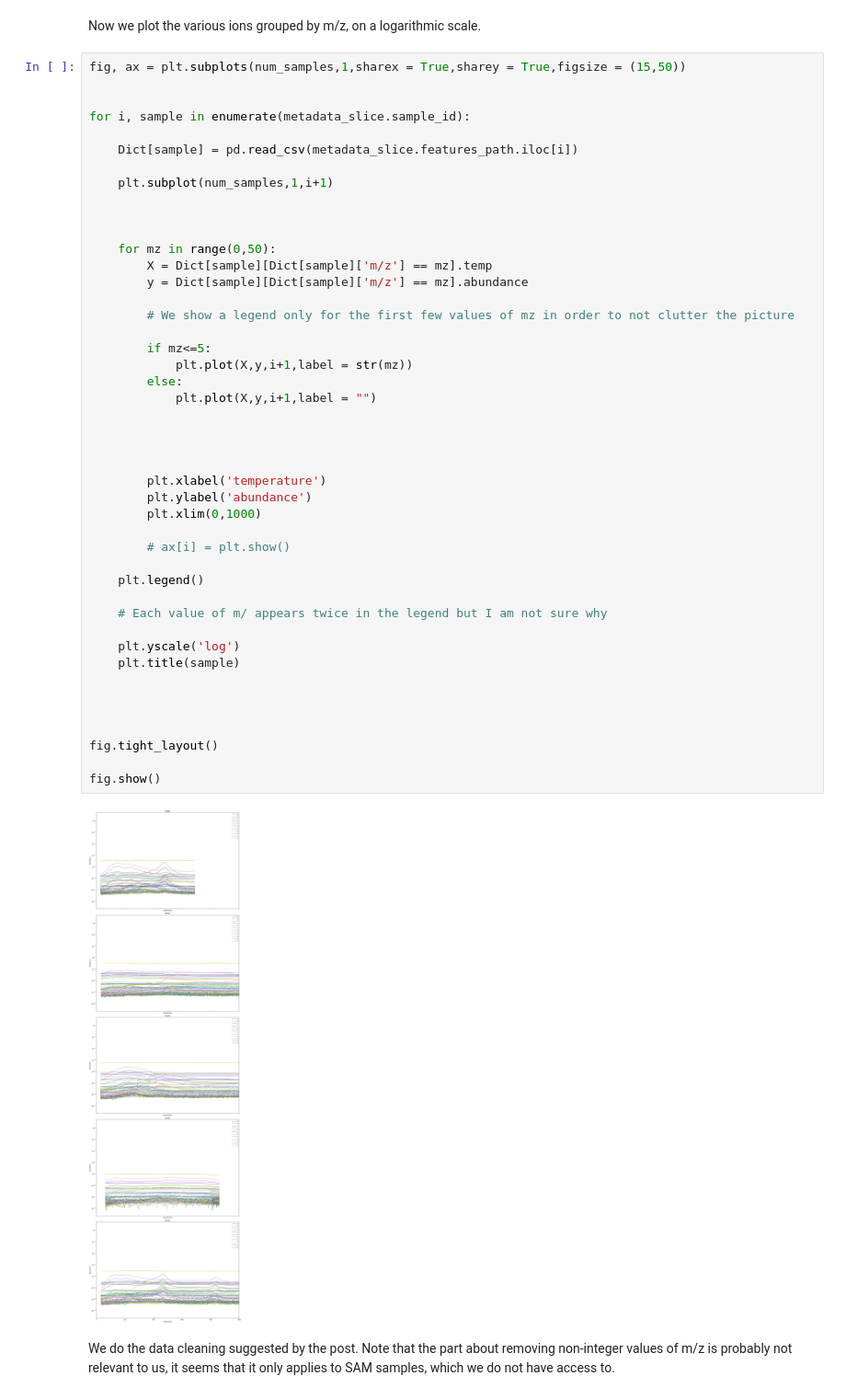
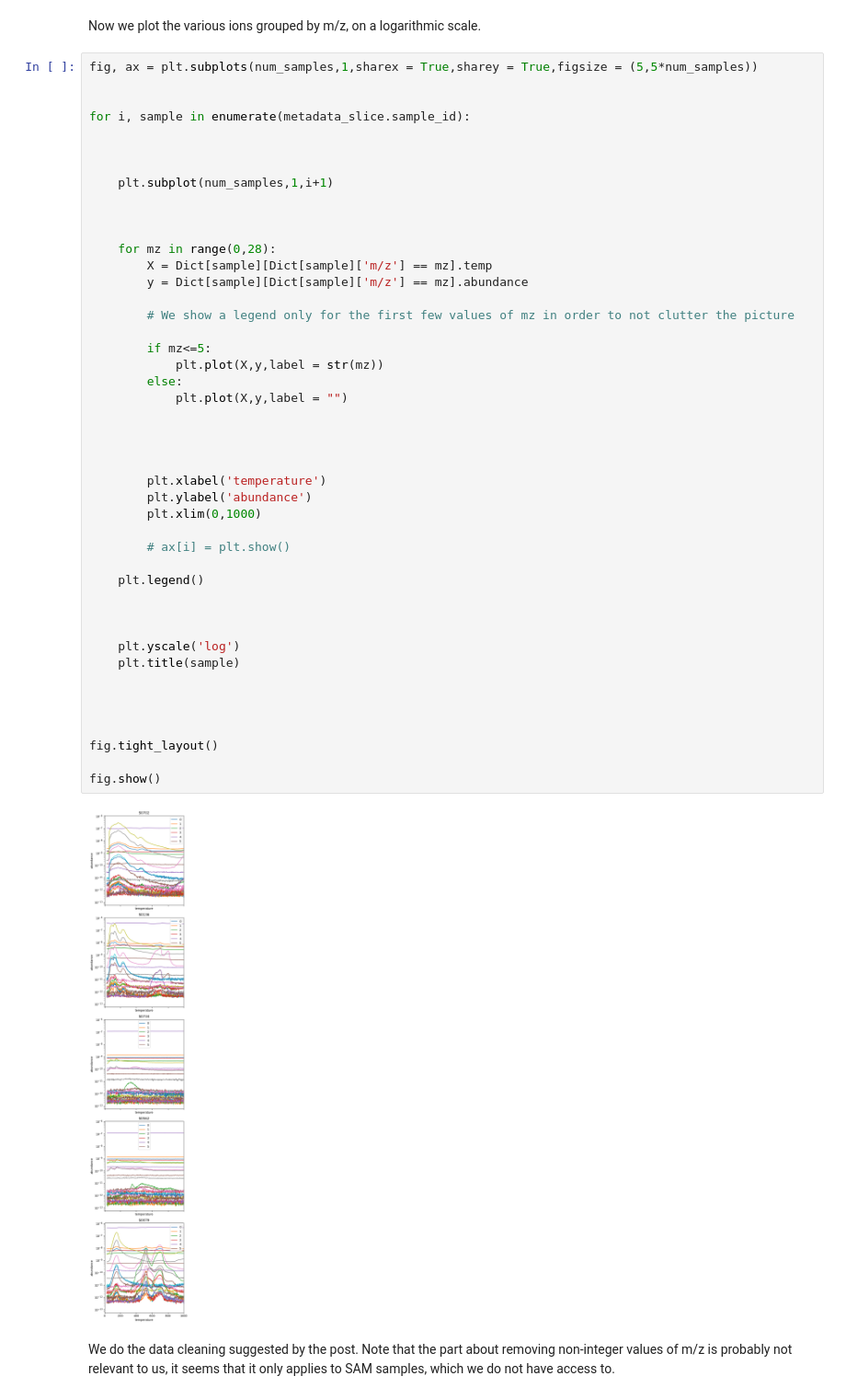
Before and after one commit to kmerkl22/chemistry_of_mars, a Jupyter notebook: Cleaning Data/EDA.ipynb, the cells around one changed output. Shown at 92% size. Cells and saved outputs as stored; diff of their text form.

```diff
--- a/Cleaning Data/EDA.ipynb
+++ b/Cleaning Data/EDA.ipynb
@@ -213,52 +211,52 @@ dict_keys(['S0881', 'S0981', 'S0135', 'S1041', 'S1031'])
 # %% [markdown]
 Now we plot the various ions grouped by m/z, on a logarithmic scale.
 # %%
-fig, ax = plt.subplots(num_samples,1,sharex = True,sharey = True,figsize = (15,50))
+fig, ax = plt.subplots(num_samples,1,sharex = True,sharey = True,figsize = (5,5*num_samples))
 
 
 for i, sample in enumerate(metadata_slice.sample_id):
 
-    Dict[sample] = pd.read_csv(metadata_slice.features_path.iloc[i])
+
 
     plt.subplot(num_samples,1,i+1)
 
 
 
-    for mz in range(0,50):
+    for mz in range(0,28):
         X = Dict[sample][Dict[sample]['m/z'] == mz].temp
         y = Dict[sample][Dict[sample]['m/z'] == mz].abundance
 
         # We show a legend only for the first few values of mz in order to not clutter the picture
 
         if mz<=5:
-            plt.plot(X,y,i+1,label = str(mz))
+            plt.plot(X,y,label = str(mz))
         else:
-            plt.plot(X,y,i+1,label = "")
+            plt.plot(X,y,label = "")
 
 
 
 
         plt.xlabel('temperature')
         plt.ylabel('abundance')
         plt.xlim(0,1000)
 
         # ax[i] = plt.show()
 
     plt.legend()
 
-    # Each value of m/ appears twice in the legend but I am not sure why
+
 
     plt.yscale('log')
     plt.title(sample)
 
 
 
 
 fig.tight_layout()
 
 fig.show()
 # %% [output]
-[figure, old version]
+[figure, new version]
 # %% [markdown]
 We do the data cleaning suggested by the post. Note that the part about removing non-integer values of m/z is probably not relevant to us, it seems that it only applies to SAM samples, which we do not have access to.
 # %%
```
Also changed, not shown: parts of 15 cells of this notebook.
